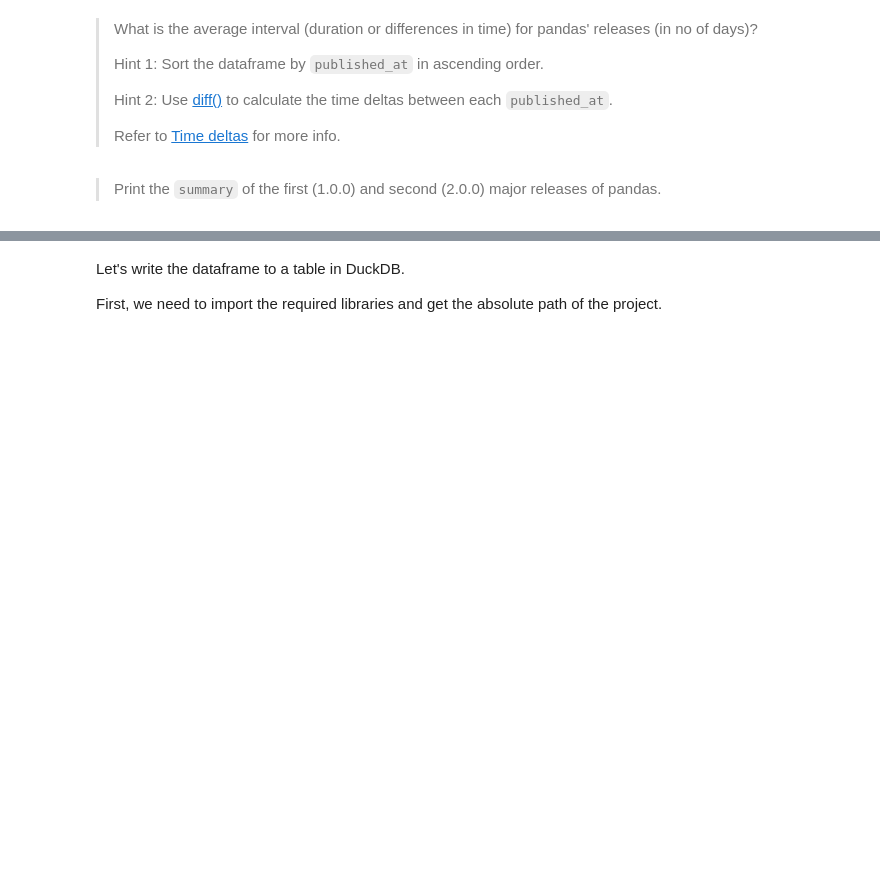
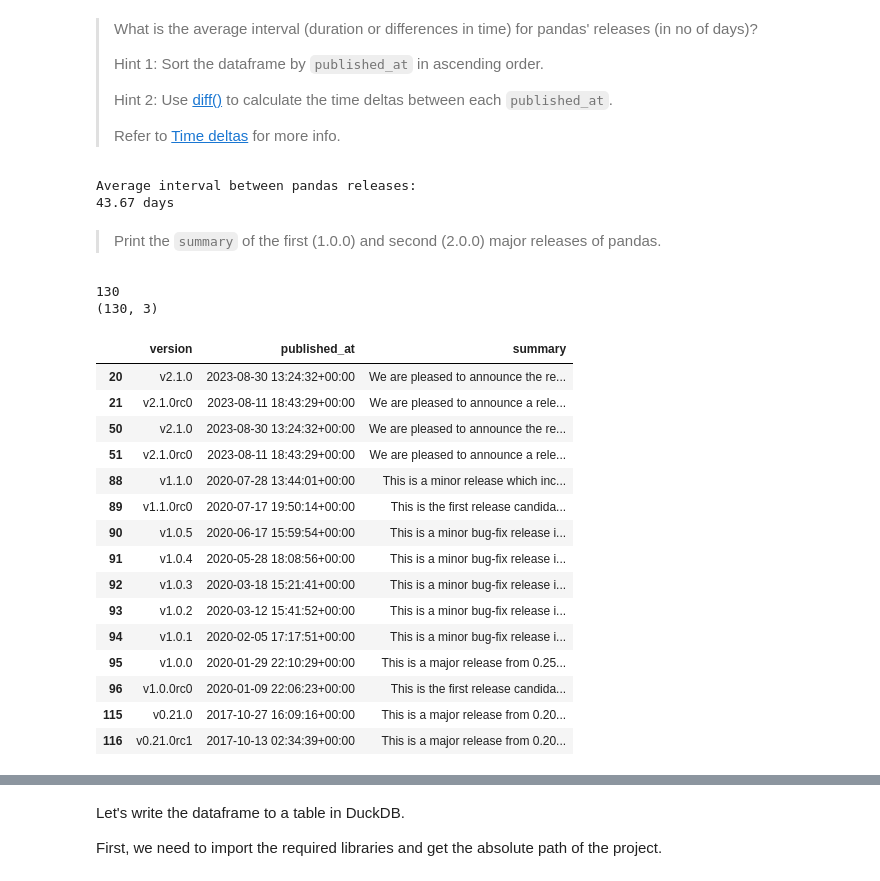
Before and after one commit to kennywong85/5m-data-2.4-data-extraction-scraping, a Jupyter notebook: notebooks/extraction_scraping_lesson.ipynb, the cells around one changed output, grey strips where cells are left out. Saved outputs shown, nothing was run; the diff lists cells and outputs as text; code cells hidden in the pictures; blank space fills up the shorter version.

```diff
--- a/notebooks/extraction_scraping_lesson.ipynb
+++ b/notebooks/extraction_scraping_lesson.ipynb
@@ -364,5 +411,83 @@ pandas_releases['published_at'] = pd.to_datetime(pandas_releases['published_at']
 > Hint 2: Use [diff()](https://pandas.pydata.org/docs/reference/api/pandas.Series.diff.html) to calculate the time deltas between each `published_at`.
 >
 > Refer to [Time deltas](https://pandas.pydata.org/pandas-docs/stable/user_guide/timedeltas.html#time-deltas) for more info.
+# %%
+# Convert published_at from text into proper datetime format
+# This lets pandas understand the values as real dates, not just sad strings pretending to be dates
+pandas_releases["published_at"] = pd.to_datetime(pandas_releases["published_at"])
+
+# Sort releases from oldest to newest
+# Why? Because diff() compares each row with the row before it.
+# If the order is wrong, the time gaps become nonsense.
+pandas_releases_sorted = pandas_releases.sort_values("published_at", ascending=True).copy()
+
+# Calculate the time gap between each release and the previous release
+# The first row will have no previous release, so its gap will be NaT / missing
+pandas_releases_sorted["release_interval"] = pandas_releases_sorted["published_at"].diff()
+
+# Calculate the average release interval in days
+# dropna() removes the first missing interval
+average_interval_days = (
+    pandas_releases_sorted["release_interval"]
+    .dropna()
+    .dt.total_seconds()
+    .mean()
+    / (60 * 60 * 24)
+)
+
+print("Average interval between pandas releases:")
+print(f"{average_interval_days:.2f} days")
+# %% [output]
+Average interval between pandas releases:
+43.67 days
 # %% [markdown]
 > Print the `summary` of the first (1.0.0) and second (2.0.0) major releases of pandas.
+# %%
+# Combine the 100-result page 1 and page 2 into one full releases list
+# Page 1 has 100 releases, page 2 has the remaining releases
+all_releases = releases_page_1_100 + releases_page_2_100
+
+# Check total number of releases collected
+print(len(all_releases))
+
+
+# Rebuild the clean releases list using ALL releases, not just the first page
+releases_with_essential_fields = [
+    {
+        "version": release["tag_name"],
+        "published_at": release["published_at"],
+        "summary": release["body"]
+    }
+    for release in all_releases
+]
+
+# Convert the cleaned list into a pandas DataFrame
+pandas_releases = pd.DataFrame(releases_with_essential_fields)
+
+# Convert published_at from text into proper datetime format
+pandas_releases["published_at"] = pd.to_datetime(pandas_releases["published_at"])
+
+# Quick check: show dataframe size
+print(pandas_releases.shape)
+
+# Quick check: search for pandas 1.0-related versions
+pandas_releases[pandas_releases["version"].str.contains("1.0", na=False)]
+# %% [output]
+130
+(130, 3)
+|  | version | published_at | summary |
+| 20 | v2.1.0 | 2023-08-30 13:24:32+00:00 | We are pleased to announce the re... |
+| 21 | v2.1.0rc0 | 2023-08-11 18:43:29+00:00 | We are pleased to announce a rele... |
+| 50 | v2.1.0 | 2023-08-30 13:24:32+00:00 | We are pleased to announce the re... |
+| 51 | v2.1.0rc0 | 2023-08-11 18:43:29+00:00 | We are pleased to announce a rele... |
+| 88 | v1.1.0 | 2020-07-28 13:44:01+00:00 | This is a minor release which inc... |
+| 89 | v1.1.0rc0 | 2020-07-17 19:50:14+00:00 | This is the first release candida... |
+| 90 | v1.0.5 | 2020-06-17 15:59:54+00:00 | This is a minor bug-fix release i... |
+| 91 | v1.0.4 | 2020-05-28 18:08:56+00:00 | This is a minor bug-fix release i... |
+| 92 | v1.0.3 | 2020-03-18 15:21:41+00:00 | This is a minor bug-fix release i... |
+| 93 | v1.0.2 | 2020-03-12 15:41:52+00:00 | This is a minor bug-fix release i... |
+| 94 | v1.0.1 | 2020-02-05 17:17:51+00:00 | This is a minor bug-fix release i... |
+| 95 | v1.0.0 | 2020-01-29 22:10:29+00:00 | This is a major release from 0.25... |
+| 96 | v1.0.0rc0 | 2020-01-09 22:06:23+00:00 | This is the first release candida... |
+| 115 | v0.21.0 | 2017-10-27 16:09:16+00:00 | This is a major release from 0.20... |
+| 116 | v0.21.0rc1 | 2017-10-13 02:34:39+00:00 | This is a major release from 0.20... |
```
Also changed, not shown: parts of 54 cells of this notebook.
